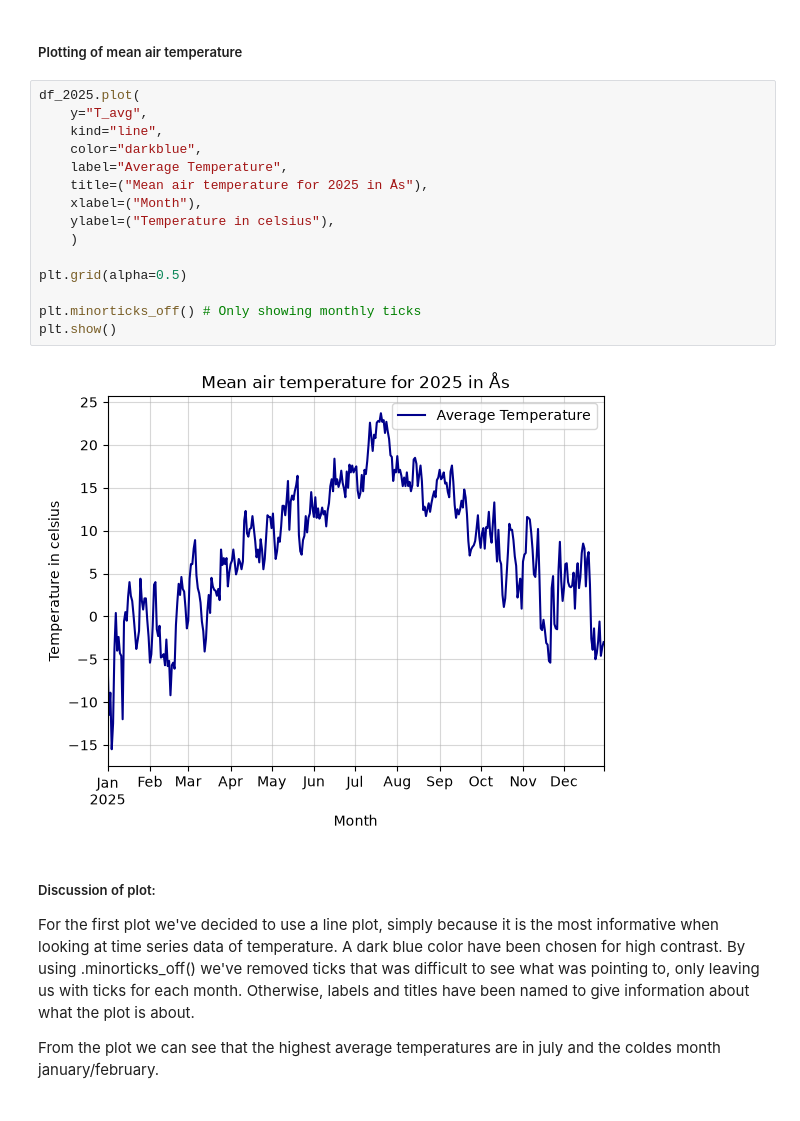
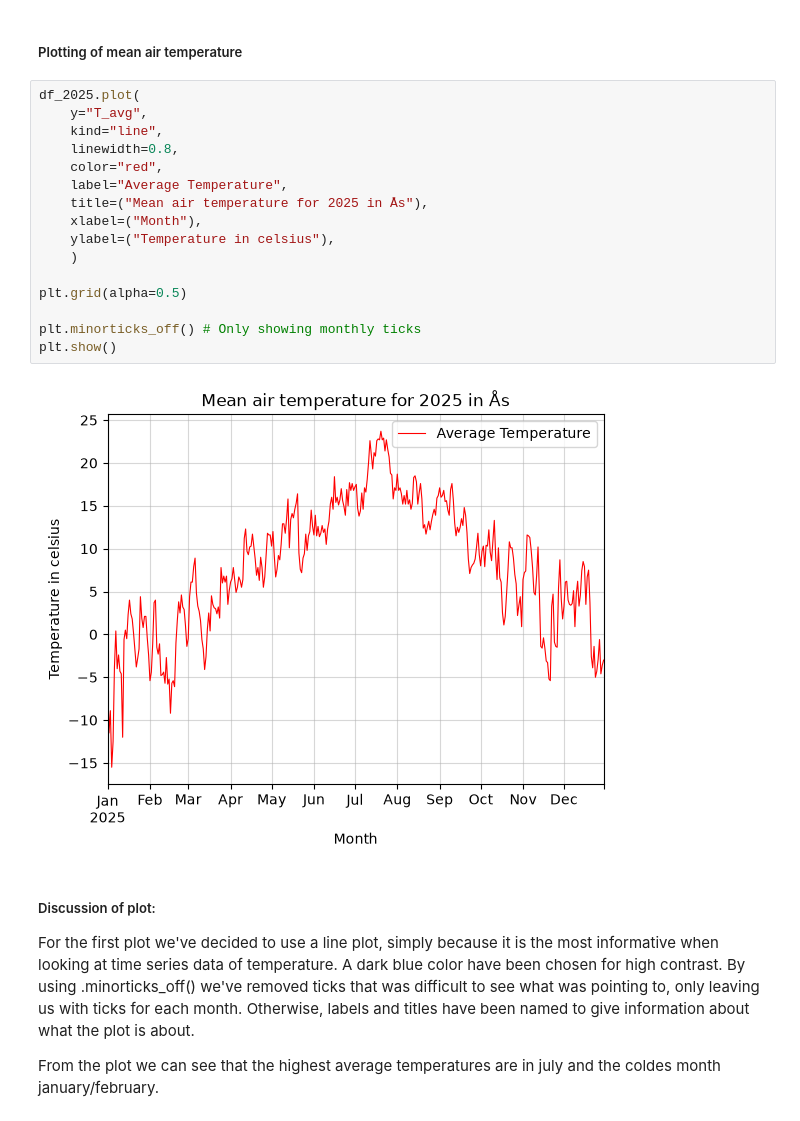
Before and after one commit to saturnBEEF/deliverable-1, a Jupyter notebook: main.ipynb, the cells around one changed output. Drawn from its saved outputs; the diff is of its cells as text.

Commit message:
Added consistent linewidth and color + small text correction

```diff
--- a/main.ipynb
+++ b/main.ipynb
@@ -64,20 +64,21 @@ df_2025 = temperature_data[2025]
 # %%
 df_2025.plot(
     y="T_avg",
     kind="line",
-    color="darkblue",
+    linewidth=0.8,
+    color="red",
     label="Average Temperature",
     title=("Mean air temperature for 2025 in Ås"),
     xlabel=("Month"),
     ylabel=("Temperature in celsius"),
     )
 
 plt.grid(alpha=0.5)
 
 plt.minorticks_off() # Only showing monthly ticks
 plt.show()
 # %% [output]
-[figure, old version]
+[figure, new version]
 # %% [markdown]
 ##### Discussion of plot:
 For the first plot we've decided to use a line plot, simply because it is the most informative when looking at time series data of temperature.
```
Also changed, not shown: parts of 2 cells of this notebook.
